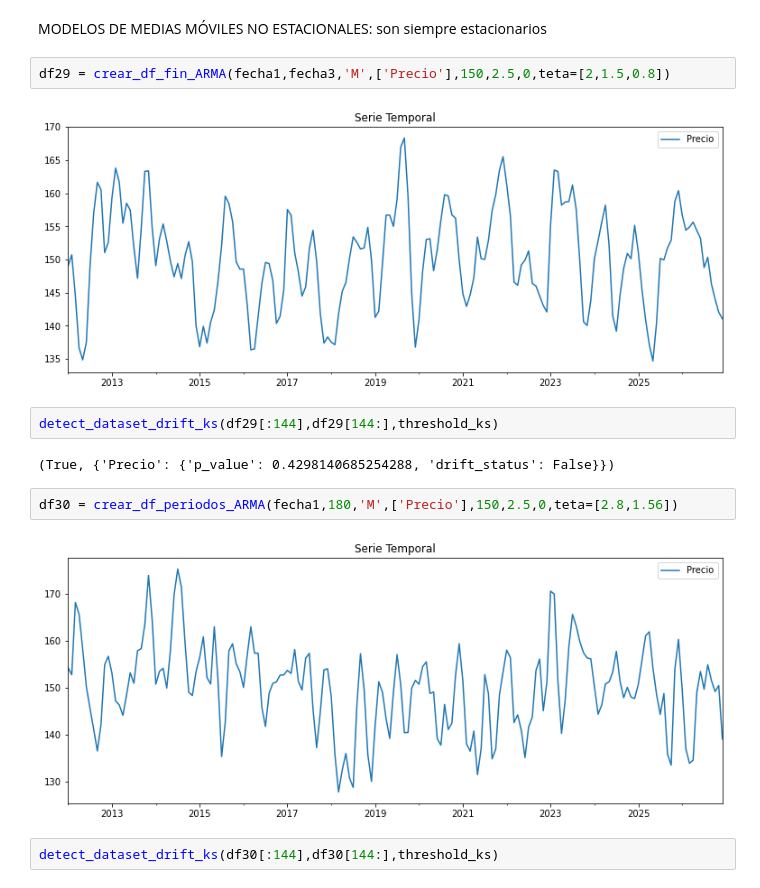
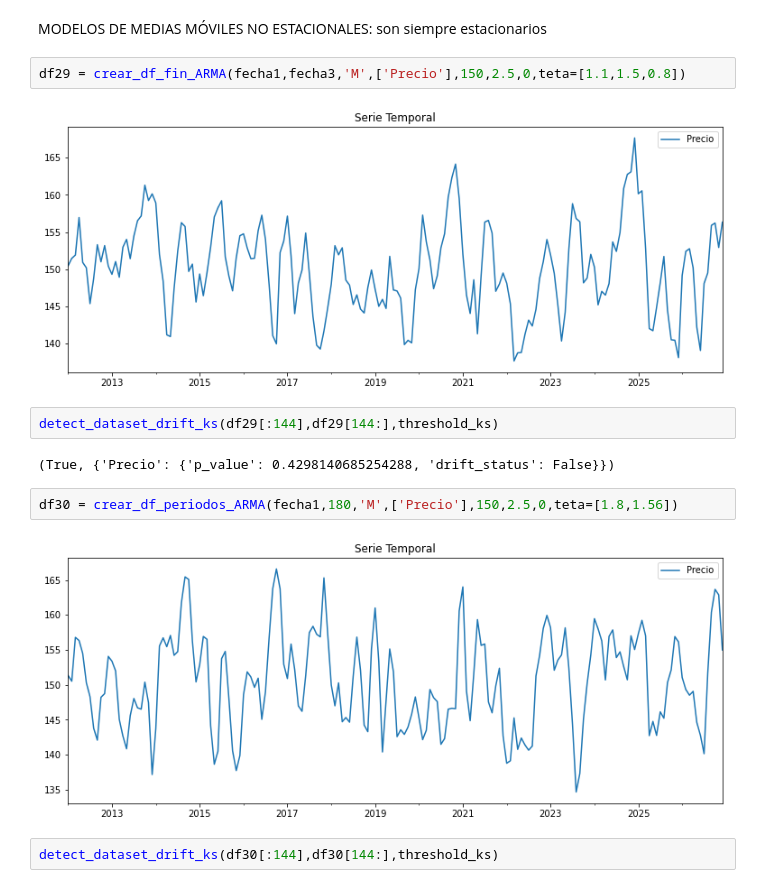
Before and after one commit to davidraamirez/drift-detection_data-augmentation, a Jupyter notebook: validacion/VAL_MODELOS.ipynb, the cells around one changed output. Saved outputs shown, nothing was run; the diff lists cells and outputs as text.

```diff
--- a/validacion/VAL_MODELOS.ipynb
+++ b/validacion/VAL_MODELOS.ipynb
@@ -289,17 +289,17 @@ detect_dataset_drift_ks(df28[:144],df28[144:],threshold_ks)
 # %% [markdown]
 MODELOS DE MEDIAS MÓVILES NO ESTACIONALES: son siempre estacionarios
 # %%
-df29 = crear_df_fin_ARMA(fecha1,fecha3,'M',['Precio'],150,2.5,0,teta=[2,1.5,0.8])
+df29 = crear_df_fin_ARMA(fecha1,fecha3,'M',['Precio'],150,2.5,0,teta=[1.1,1.5,0.8])
 # %% [output]
-[figure, old version]
+[figure, new version]
 # %%
 detect_dataset_drift_ks(df29[:144],df29[144:],threshold_ks)
 # %% [output]
 (True, {'Precio': {'p_value': 0.4298140685254288, 'drift_status': False}})
 # %%
-df30 = crear_df_periodos_ARMA(fecha1,180,'M',['Precio'],150,2.5,0,teta=[2.8,1.56])
+df30 = crear_df_periodos_ARMA(fecha1,180,'M',['Precio'],150,2.5,0,teta=[1.8,1.56])
 # %% [output]
-[figure, old version]
+[figure, new version]
 # %%
 detect_dataset_drift_ks(df30[:144],df30[144:],threshold_ks)
 # %% [output]
```
Also changed, not shown: parts of 89 cells of this notebook.
